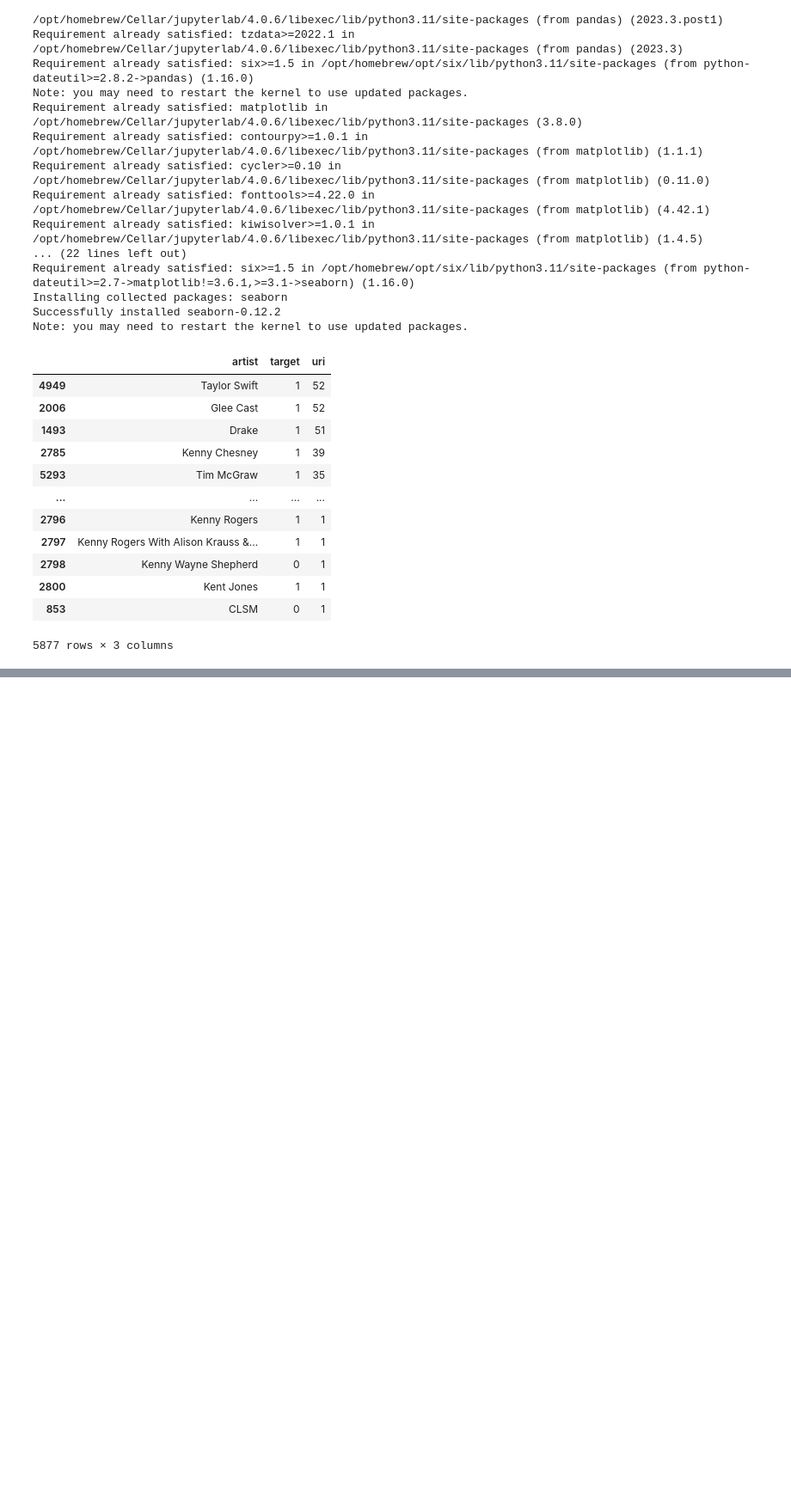
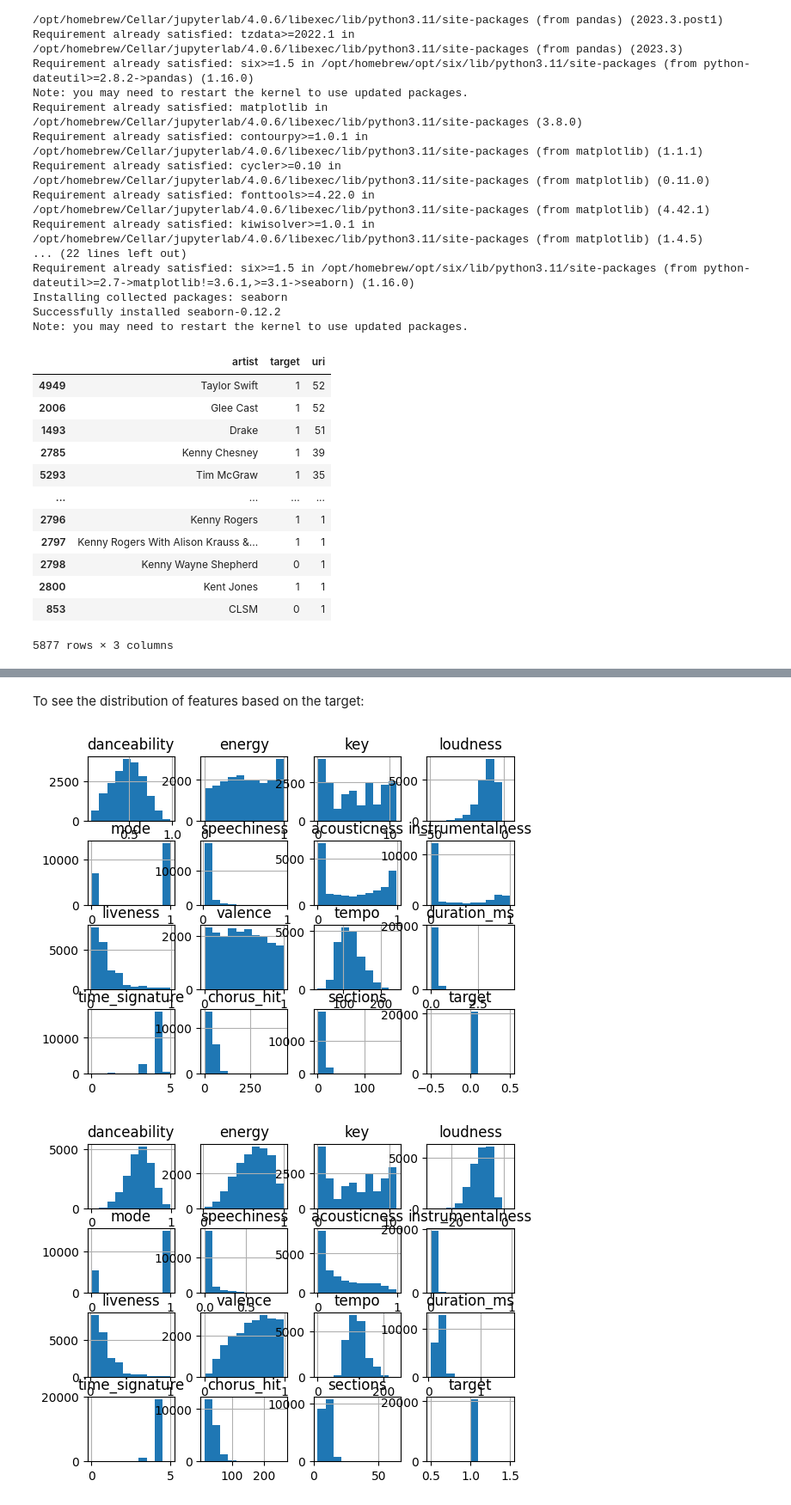
Before and after one commit to SilverMetz/Hit_Song_Science, a Jupyter notebook: feature_analysis.ipynb, the cells around one changed output, grey strips where cells are left out. Shown at 86% size. Cells and saved outputs as stored; diff of their text form; code cells hidden in the pictures; blank space fills up the shorter version.

```diff
--- a/feature_analysis.ipynb
+++ b/feature_analysis.ipynb
@@ -49,0 +112,7 @@ df_merged.groupby(['artist', 'target'], as_index=False)['uri'].count().sort_valu
+# %% [markdown]
+To see the distribution of features based on the target:
+# %%
+_ = df_merged.groupby('target').hist()
+# %% [output]
+[figure, added]
+[figure, added]
```
Also changed, not shown: parts of 12 cells of this notebook.
